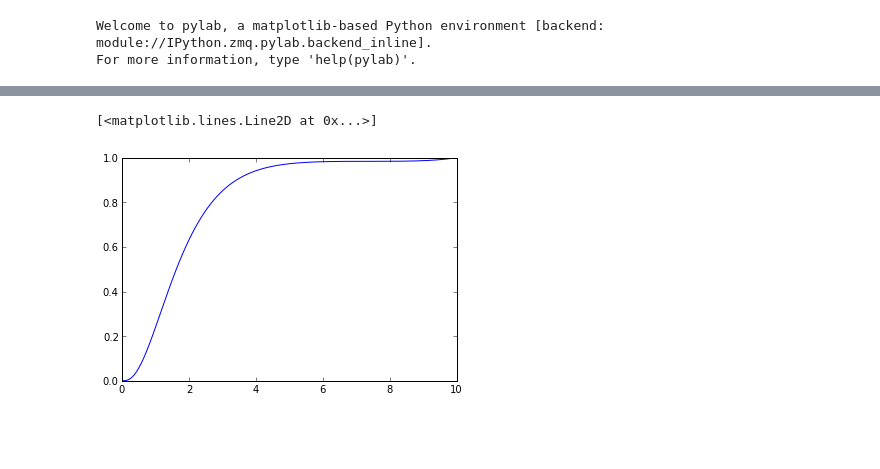
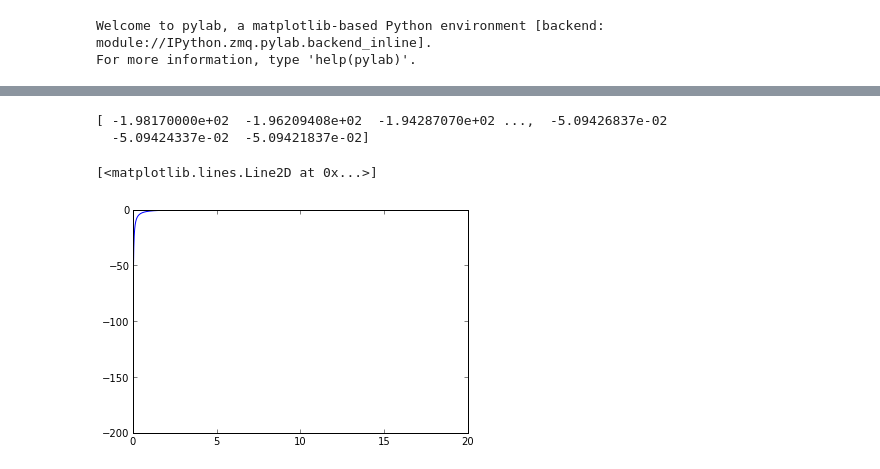
Before and after one commit to Nicolucas/Atomica, a Jupyter notebook: Tarea 10/Helio.ipynb, the cells around one changed output, grey strips where cells are left out. Drawn from its saved outputs; the diff is of its cells as text; code cells hidden in the pictures; blank space fills up the shorter version.

```diff
--- a/Tarea 10/Helio.ipynb
+++ b/Tarea 10/Helio.ipynb
@@ -10,11 +10,11 @@ def DarRpp(R, Rp, E, E0, V, u):
 # %%
 z = 2
 E0 = z**2 *(-13.6)
-umax = 10.0
+umax = 20.0
 du = 10**(-4)
 R0 = 1.0
 Rp0 = -0.8
-E =  25.34
+E =  25.422
 
 u = arange(0.01, umax, du)
 v = -1/u*(1+pow(e,-u))
@@ -109,5 +133,17 @@ for i in range(len(u)):
+# %%
+listV1 = zeros(len(u))
+listV1[0] = -198.17
+i = 1
+while i < len(u):
+    listV1[i] = listV1[i-1] + v[i]
+    i = i+1
+
+print listV1
+# %% [output]
+[ -1.98170000e+02  -1.96209408e+02  -1.94287070e+02 ...,  -5.09426837e-02
+  -5.09424337e-02  -5.09421837e-02]
 # %%
-plot (u, listS)
+plot (u, listV1)
 # %% [output]
 [<matplotlib.lines.Line2D at 0x...>]
-[figure, old version]
+[figure, new version]
```
Also changed, not shown: parts of 47 cells of this notebook, 10 other files.
